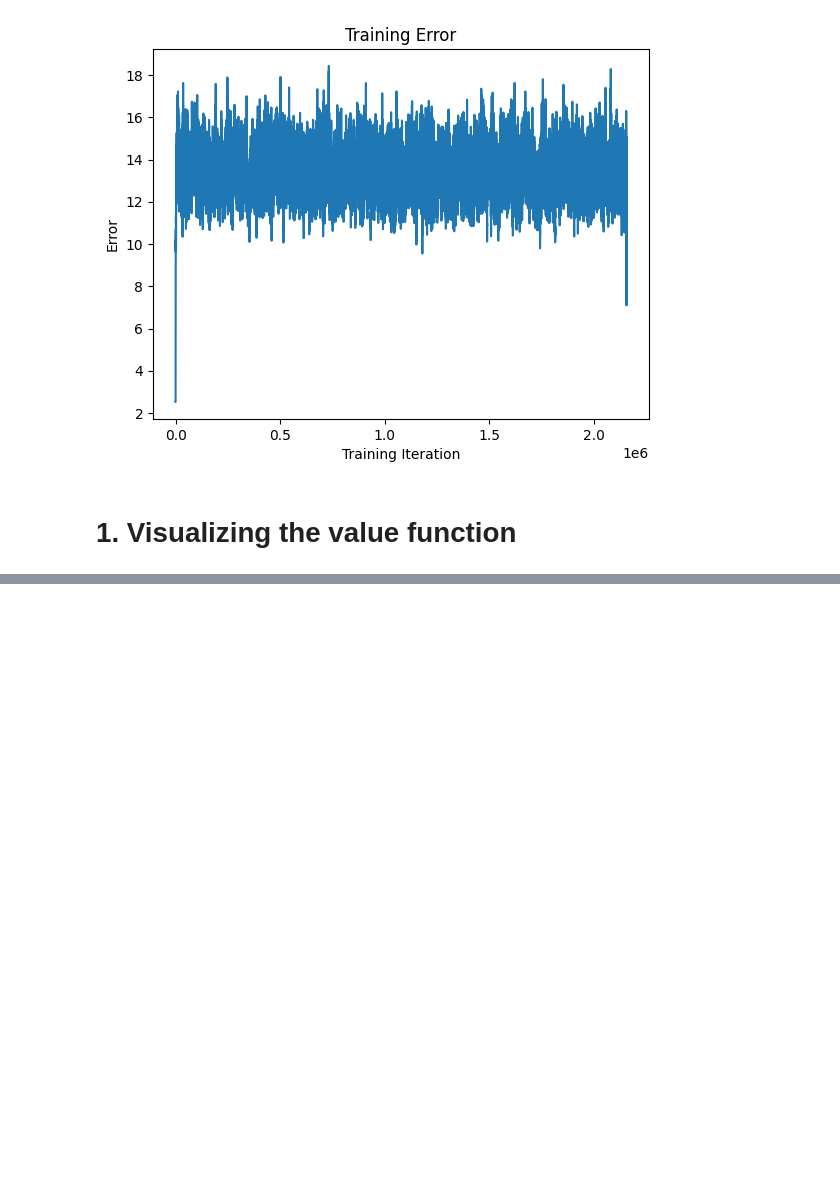
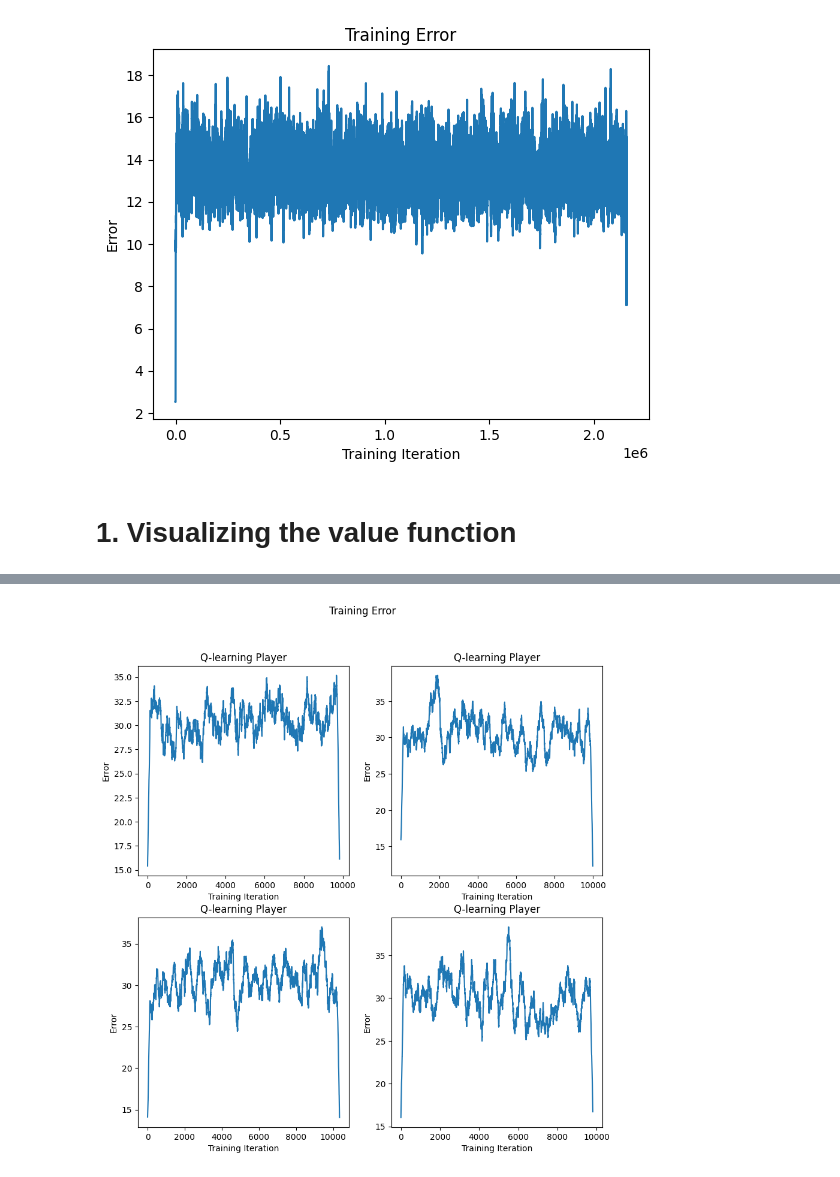
Before and after one commit to Brunozml/dominoes-rl, a Jupyter notebook: notebooks/visualizing_agent.ipynb, the cells around one changed output, grey strips where cells are left out. Saved outputs shown, nothing was run; the diff lists cells and outputs as text; code cells hidden in the pictures; blank space fills up the shorter version.

```diff
--- a/notebooks/visualizing_agent.ipynb
+++ b/notebooks/visualizing_agent.ipynb
@@ -58,0 +116,28 @@ plt.show()
+# %%
+# create a 4 by 4 grid of subplots
+fig, axs = plt.subplots(2, 2, figsize=(10, 10))
+
+# iterate over the players in the PLAYERS list
+for i, player in enumerate(PLAYERS):
+    # compute the rolling average of the training error
+    rolling_length = 250
+    training_error_moving_average = (
+        np.convolve(np.array(player.training_error), np.ones(rolling_length), mode="same")
+        / rolling_length
+    )
+
+    # plot the training error in a subplot
+    axs[i//2, i%2].plot(range(len(training_error_moving_average)), training_error_moving_average)
+
+    # add labels to the axes and set the title of the subplot
+    axs[i//2, i%2].set_xlabel("Training Iteration")
+    axs[i//2, i%2].set_ylabel("Error")
+    axs[i//2, i%2].set_title(player.name)
+
+# set the title of the entire plot
+fig.suptitle("Training Error")
+
+# display the plot
+plt.show()
+# %% [output]
+[figure, added]
```
Also changed, not shown: parts of 4 cells of this notebook, 8 other files.
